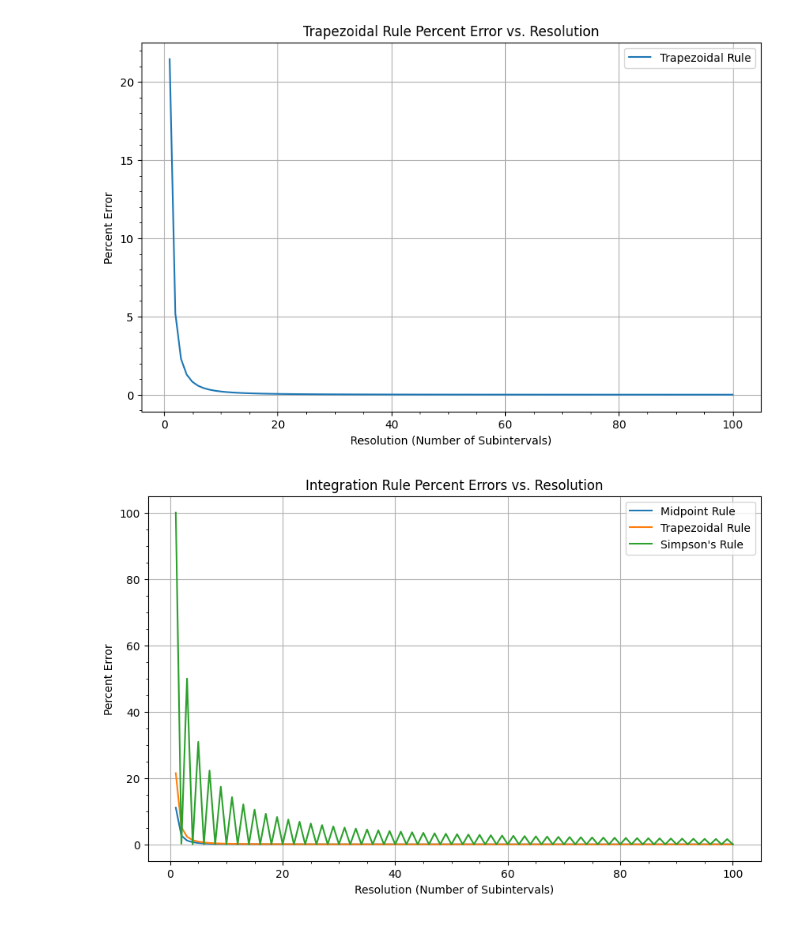
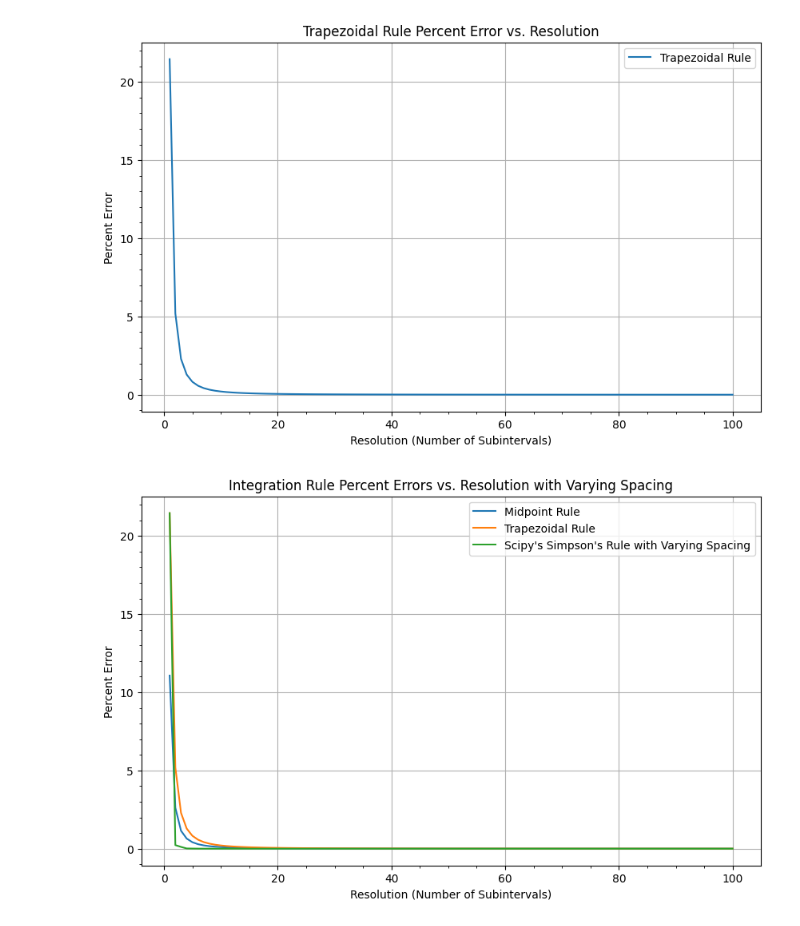
Before and after one commit to aqsnyder/eng_math, a Jupyter notebook: integration_techniques.ipynb, the cells around one changed output. Drawn from its saved outputs; the diff is of its cells as text; code cells hidden in the pictures.

```diff
--- a/integration_techniques.ipynb
+++ b/integration_techniques.ipynb
@@ -79,7 +79,7 @@ def midpoint_rule_integration(f, a, b, n, h,  plot=False):
         plt.plot(x_vals, y_vals, label='$f(x)$')
 
         # Plot the midpoints
-        plt.scatter(midpoints, [f_numeric(midpoint) for midpoint in midpoints], color='red', label='Midpoints')
+        plt.scatter(midpoints, [f_numeric(midpoint) for midpoint in midpoints], color='red', label='Midpoints', marker=".")
 
         # Shade the area under the curve for the approximation
         x_fill = np.linspace(a, b, 400)
@@ -143,6 +139,14 @@ $$
 def simpsons_rule_integration(f, a, b, n, h, plot=False):
     # Calculate the x values for the subinterval points
     x_values = np.linspace(a, b, n + 1)
+
+    #-------------------------------------------------------------------------------------------------------------
+    random_gaps = np.random.uniform(-0.1, 0.1, size=n+1)
+    random_gaps = np.round(random_gaps * 1000) / 1000
+    random_gaps[0], random_gaps[-1] = 0, 0  # Ensure start and end points don't change
+    x_values += random_gaps
+    x_values = np.round(x_values, 3)  # Ensure x_values themselves are rounded to 3 decimal places
+    #-------------------------------------------------------------------------------------------------------------
 
     # Calculate the function values at the subinterval points
     y_values = np.array([f.subs(x, xi) for xi in x_values])
@@ -283,45 +351,61 @@ graph_trapezoid_error()
 def calculate_errors(f, a, b, n_values):
     midpoint_errors = []
     trapezoid_errors = []
-    simpsons_errors = []
+    simpsons_manual_errors = []
+    simpsons_scipy_errors = []
 
     for n in n_values:
         h = (b - a) / n
 
-        # Calculate the exact integral result (you need to replace this with the actual result)
+        # Calculate the exact integral result
         integral_result = sp.integrate(f, (x, a, b))
 
         # Calculate the errors for each integration method
         midpoint_approximation = midpoint_rule_integration(f, a, b, n, h)
         trapezoid_approximation = trapezoid_rule_integration(f, a, b, n, h)
-        simpsons_approximation = simpsons_rule_integration(f, a, b, n, h)
+        simpsons_manual_approximation = simpsons_rule_integration(f, a, b, n, h)
+
+        x_values = np.linspace(a, b, n + 1)
+        y_values = np.array([f.subs(x, xi) for xi in x_values])
+
+        # # Modify Simpson's Scipy rule to include varying spacing
+        # random_gaps = np.random.uniform(-0.1, 0.1, size=n + 1)
+        # random_gaps = np.round(random_gaps * 1000) / 1000
+        # random_gaps[0], random_gaps[-1] = 0, 0  # Ensure start and end points don't change
+        # x_values += random_gaps
+        # x_values = np.round(x_values, 3)  # Ensure x_values themselves are rounded to 3 decimal places
+
+        simpsons_scipy_approximation = simps(y_values, x_values)
 
         midpoint_error = abs(integral_result - midpoint_approximation) / integral_result * 100
         trapezoid_error = abs(integral_result - trapezoid_approximation) / integral_result * 100
-        simpsons_error = abs(integral_result - simpsons_approximation) / integral_result * 100
+        simpsons_manual_error = abs(integral_result - simpsons_manual_approximation) / integral_result * 100
+        simpsons_scipy_error = abs(integral_result - simpsons_scipy_approximation) / integral_result * 100
 
         midpoint_errors.append(midpoint_error)
         trapezoid_errors.append(trapezoid_error)
-        simpsons_errors.append(simpsons_error)
+        simpsons_manual_errors.append(simpsons_manual_error)
+        simpsons_scipy_errors.append(simpsons_scipy_error)
 
-    return midpoint_errors, trapezoid_errors, simpsons_errors
+    return midpoint_errors, trapezoid_errors, simpsons_manual_errors, simpsons_scipy_errors
 
 # Call the function to calculate errors for all three integration methods
 n_values = range(1, 101)
-midpoint_errors, trapezoid_errors, simpsons_errors = calculate_errors(f, a, b, n_values)
+midpoint_errors, trapezoid_errors, simpsons_manual_errors, simpsons_scipy_errors = calculate_errors(f, a, b, n_values)
 
 # Plot the errors for all three integration methods
 plt.figure(figsize=(10, 6))
 plt.plot(n_values, midpoint_errors, label='Midpoint Rule')
 plt.plot(n_values, trapezoid_errors, label='Trapezoidal Rule')
-plt.plot(n_values, simpsons_errors, label="Simpson's Rule")
+# plt.plot(n_values, simpsons_manual_errors, label="Manual Simpson's Rule")
+plt.plot(n_values, simpsons_scipy_errors, label="Scipy's Simpson's Rule with Varying Spacing")
 
 plt.xlabel('Resolution (Number of Subintervals)')
 plt.ylabel('Percent Error')
-plt.title('Integration Rule Percent Errors vs. Resolution')
+plt.title('Integration Rule Percent Errors vs. Resolution with Varying Spacing')
 plt.minorticks_on()
 plt.grid(True)
 plt.legend()
 plt.show()
 # %% [output]
-[figure, old version]
+[figure, new version]
```
Also changed, not shown: parts of 5 cells of this notebook.
